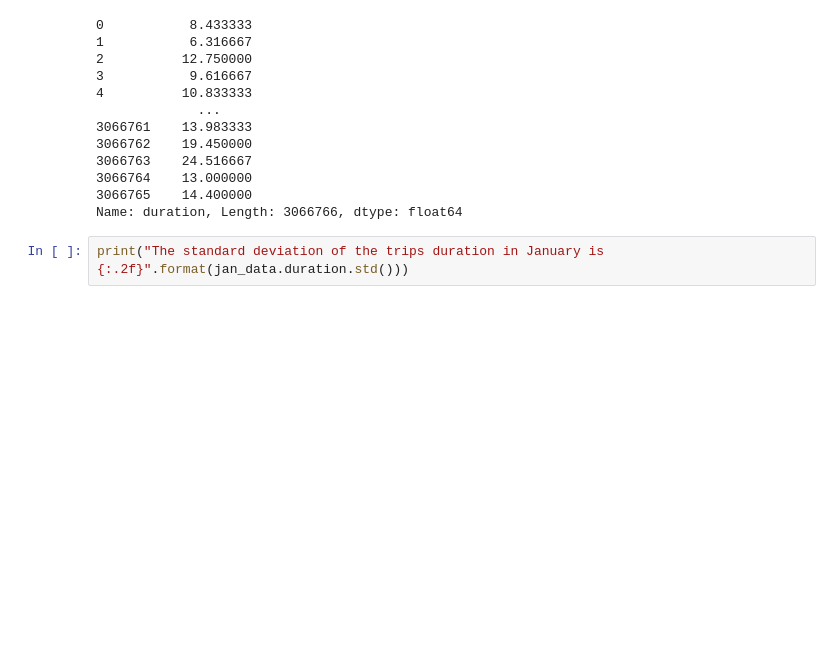
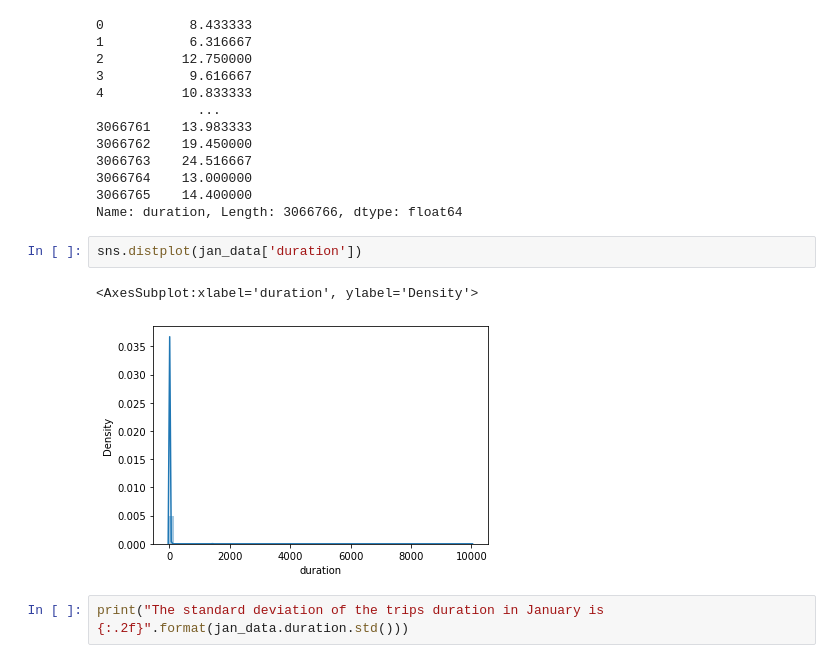
Before and after one commit to galchenm/mlops-zoomcamp-2025, a Jupyter notebook: 01-intro/Homework.ipynb, the cells around one changed output. Cells and saved outputs as stored; diff of their text form; blank space fills up the shorter version.

```diff
--- a/01-intro/Homework.ipynb
+++ b/01-intro/Homework.ipynb
@@ -103,6 +119,11 @@ jan_data['duration']
 3066764    13.000000
 3066765    14.400000
 Name: duration, Length: 3066766, dtype: float64
+# %%
+sns.distplot(jan_data['duration'])
+# %% [output]
+<AxesSubplot:xlabel='duration', ylabel='Density'>
+[figure, added]
 # %%
 print("The standard deviation of the trips duration in January is {:.2f}".format(jan_data.duration.std()))
 # %% [output]
```
Also changed, not shown: parts of 29 cells of this notebook.
